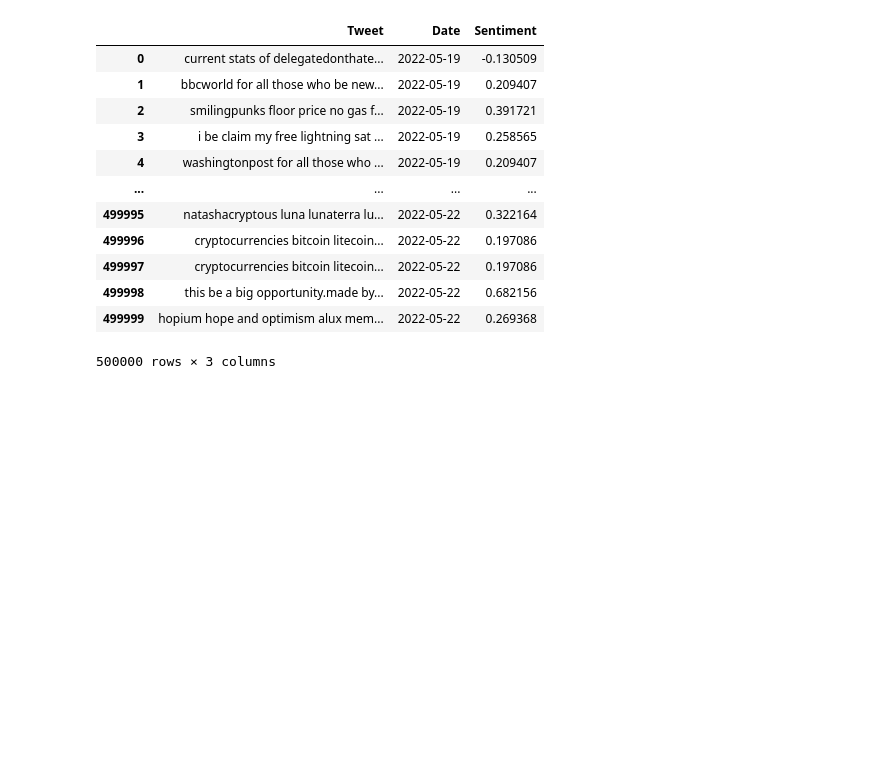
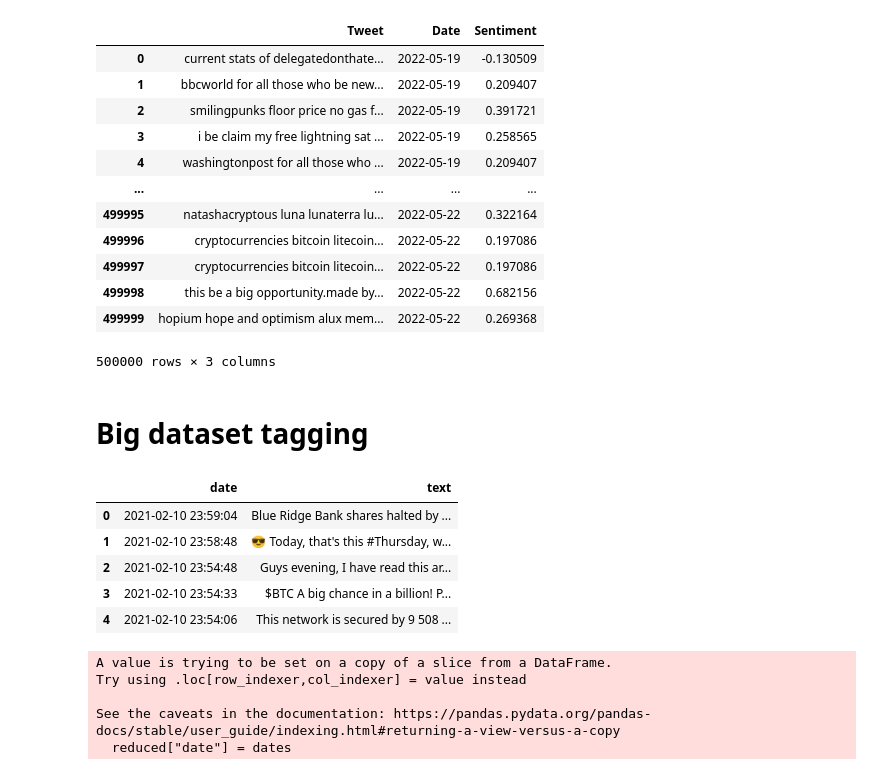
Before and after one commit to joshbrook/BTC-Sentiment-Analysis, a Jupyter notebook: preprocessing.ipynb, the cells around one changed output. Cells and saved outputs as stored; diff of their text form; code cells hidden in the pictures; blank space fills up the shorter version.

```diff
--- a/preprocessing.ipynb
+++ b/preprocessing.ipynb
@@ -313,3 +313,19 @@ df
 500000 rows × 3 columns
 # %%
 df.to_csv("data/api_tagged.csv")
+# %% [markdown]
+# Big dataset tagging
+# %%
+import pandas as pd
+
+btc_tweets = pd.read_csv("data/BIG_btc_tweets.csv", low_memory=False)
+# %%
+btc_tweets = btc_tweets[['date', 'text']]
+btc_tweets.head(5)
+# %% [output]
+|  | date | text |
+| 0 | 2021-02-10 23:59:04 | Blue Ridge Bank shares halted by ... |
+| 1 | 2021-02-10 23:58:48 | 😎 Today, that's this #Thursday, w... |
+| 2 | 2021-02-10 23:54:48 | Guys evening, I have read this ar... |
+| 3 | 2021-02-10 23:54:33 | $BTC A big chance in a billion! P... |
+| 4 | 2021-02-10 23:54:06 | This network is secured by 9 508 ... |
@@ -315,0 +336,9 @@ df.to_csv("data/api_tagged.csv")
+# %%
+dates = [d.date() for d in pd.to_datetime(reduced["date"])]
+reduced["date"] = dates
+# %% [output]
+A value is trying to be set on a copy of a slice from a DataFrame.
+Try using .loc[row_indexer,col_indexer] = value instead
+
+See the caveats in the documentation: https://pandas.pydata.org/pandas-docs/stable/user_guide/indexing.html#returning-a-view-versus-a-copy
+  reduced["date"] = dates
```
Also changed, not shown: parts of 9 cells of this notebook, 1 other file.
